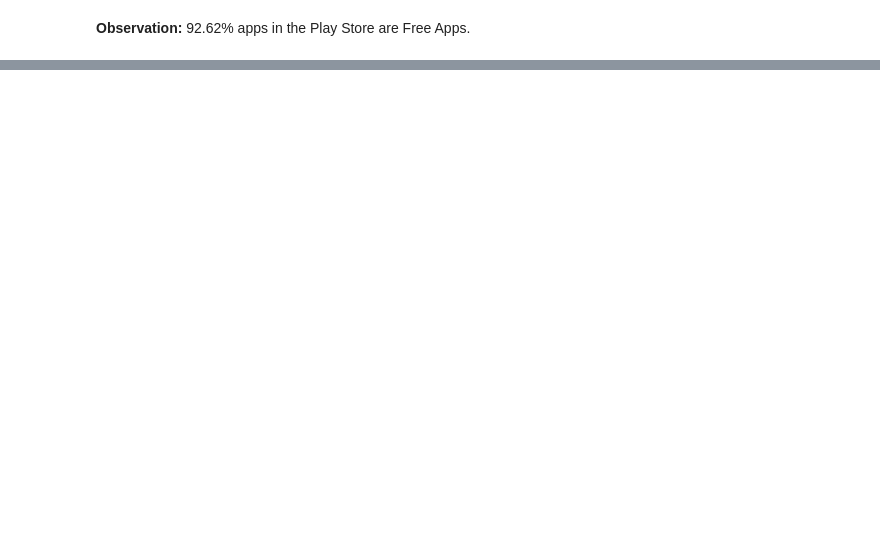
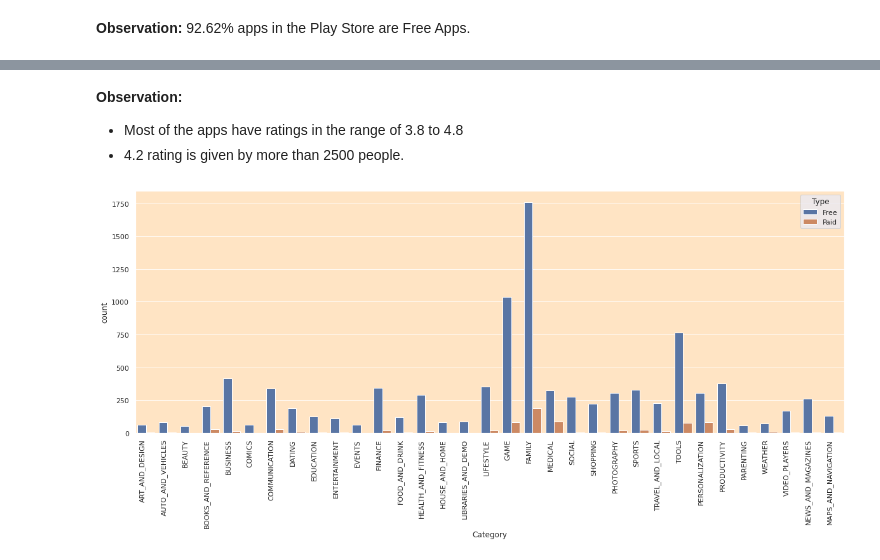
Before and after one commit to amit-kr-phe/Team-Capstone-Project-1-on-EDA, a Jupyter notebook: Individual_Notebook.ipynb, the cells around one changed output, grey strips where cells are left out. Saved outputs shown, nothing was run; the diff lists cells and outputs as text; code cells hidden in the pictures; blank space fills up the shorter version.

```diff
--- a/Individual_Notebook.ipynb
+++ b/Individual_Notebook.ipynb
@@ -442,0 +463,13 @@ plt.title('App Type Distribution');
+# %% [markdown]
+**Observation:**
+
+*   Most of the apps have ratings in the range of  3.8 to 4.8
+*   4.2 rating is given by more than 2500 people.
+# %%
+plt.figure(figsize=(20,7))
+sns.countplot(x='Category',hue='Type',data=df_1)
+ax=plt.axes()
+ax.set_facecolor('bisque')
+plt.xticks(rotation=90,horizontalalignment='right');
+# %% [output]
+[figure, added]
```
Also changed, not shown: parts of 11 cells of this notebook.
